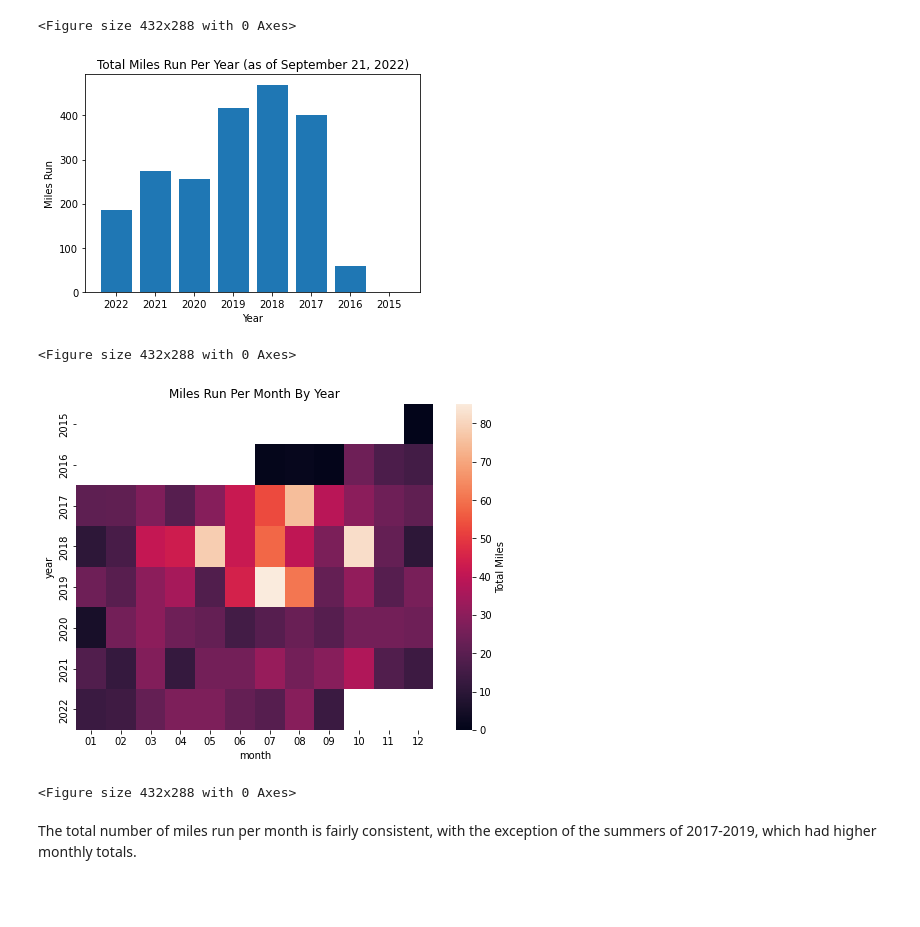
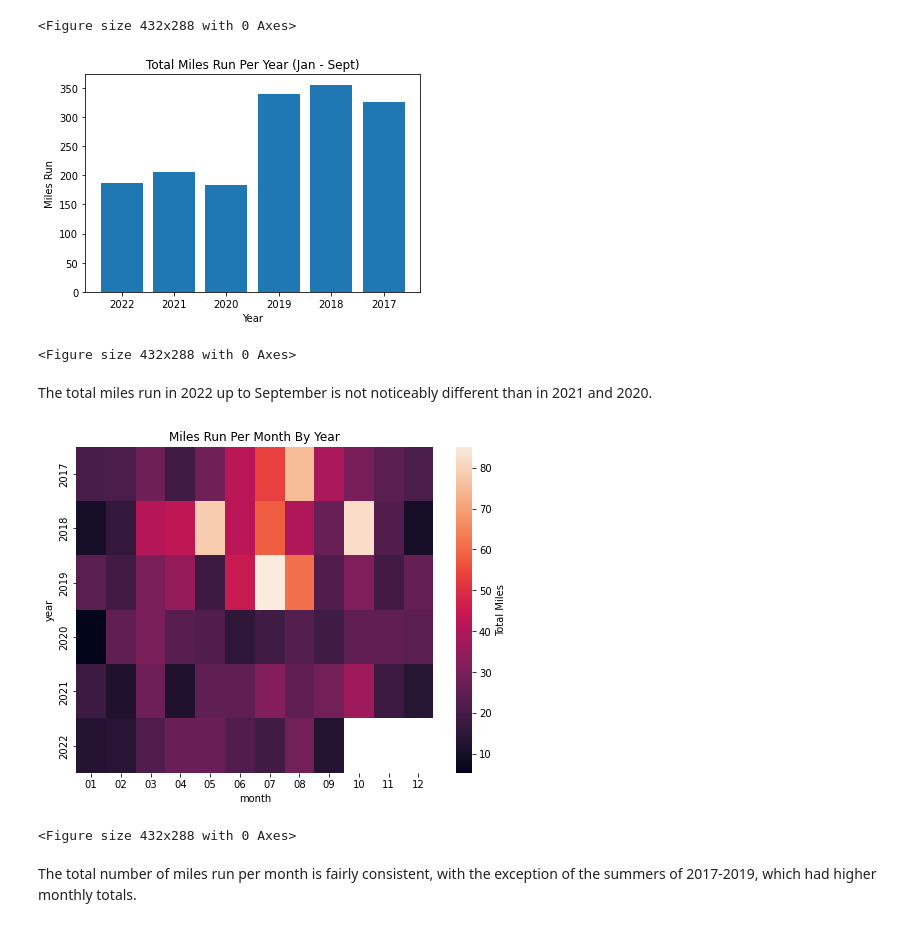
Before and after one commit to bethharvey/Inference-Final-Project, a Jupyter notebook: Inference Final Project.ipynb, the cells around one changed output. Cells and saved outputs as stored; diff of their text form; code cells hidden in the pictures; blank space fills up the shorter version.

Commit message:
Removed data for 2015 and 2016; changed bar chart to just Jan-Sept

```diff
--- a/Inference Final Project.ipynb
+++ b/Inference Final Project.ipynb
@@ -79,6 +79,9 @@ array(['Lenexa Running', 'Shawnee Running', 'Running',
 # Add year and month columns
 activities_all['year'] = activities_all.date.apply(lambda x: x[:4])
 activities_all['month'] = activities_all.date.apply(lambda x: x[5:7])
+# %%
+# Remove data from 2015 and 2016 due to not enough data
+activities_all = activities_all[(activities_all.year != '2015') & (activities_all.year != '2016')]
 # %%
 # Remove all non-standard run types to normalize running speed
 activities_reg = activities_all[activities_all.title.isin(['Lenexa Running', 'Shawnee Running', 'Running', 'Kansas City Running', 'Shawnee - Running', 'Shawnee run', 'Shawnee Mission Running', 'Manson Running', 'Untitled'])]
@@ -193,19 +195,21 @@ plt.clf()
 [figure]
 <Figure size 432x288 with 0 Axes>
 # %%
-# Compare total miles run by year
+# Compare total miles run by year (up to September)b
 years = activities_all.year.unique()
-miles = [sum(activities_all.distance[activities_all.year == i]) for i in years]
+miles = [sum(activities_all.distance[(activities_all.year == i) & (activities_all.month <= '09')]) for i in years]
 
 plt.bar(years, miles)
-plt.title('Total Miles Run Per Year (as of September 21, 2022)')
+plt.title('Total Miles Run Per Year (Jan - Sept)')
 plt.xlabel('Year')
 plt.ylabel('Miles Run')
 plt.show()
 plt.clf()
 # %% [output]
-[figure, old version]
+[figure, new version]
 <Figure size 432x288 with 0 Axes>
+# %% [markdown]
+The total miles run in 2022 up to September is not noticeably different than in 2021 and 2020.
 # %%
 # Heatmap of miles per month
 totals = activities_all.groupby(['year', 'month']).sum()
@@ -218,7 +222,7 @@ plt.title('Miles Run Per Month By Year')
 plt.show()
 plt.clf()
 # %% [output]
-[figure, old version]
+[figure, new version]
 <Figure size 432x288 with 0 Axes>
 # %% [markdown]
 The total number of miles run per month is fairly consistent, with the exception of the summers of 2017-2019, which had higher monthly totals.
```
Also changed, not shown: parts of 4 cells of this notebook.
